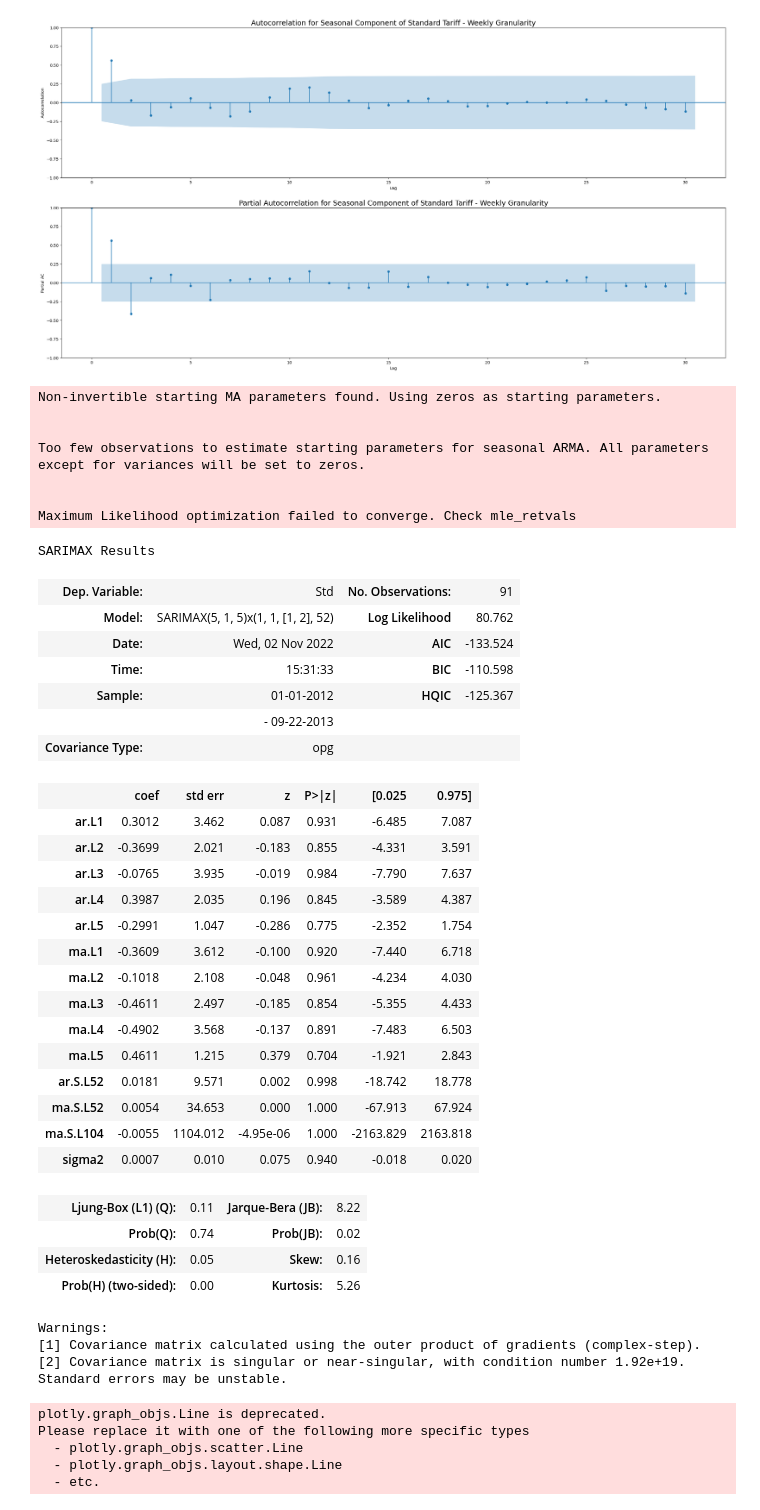
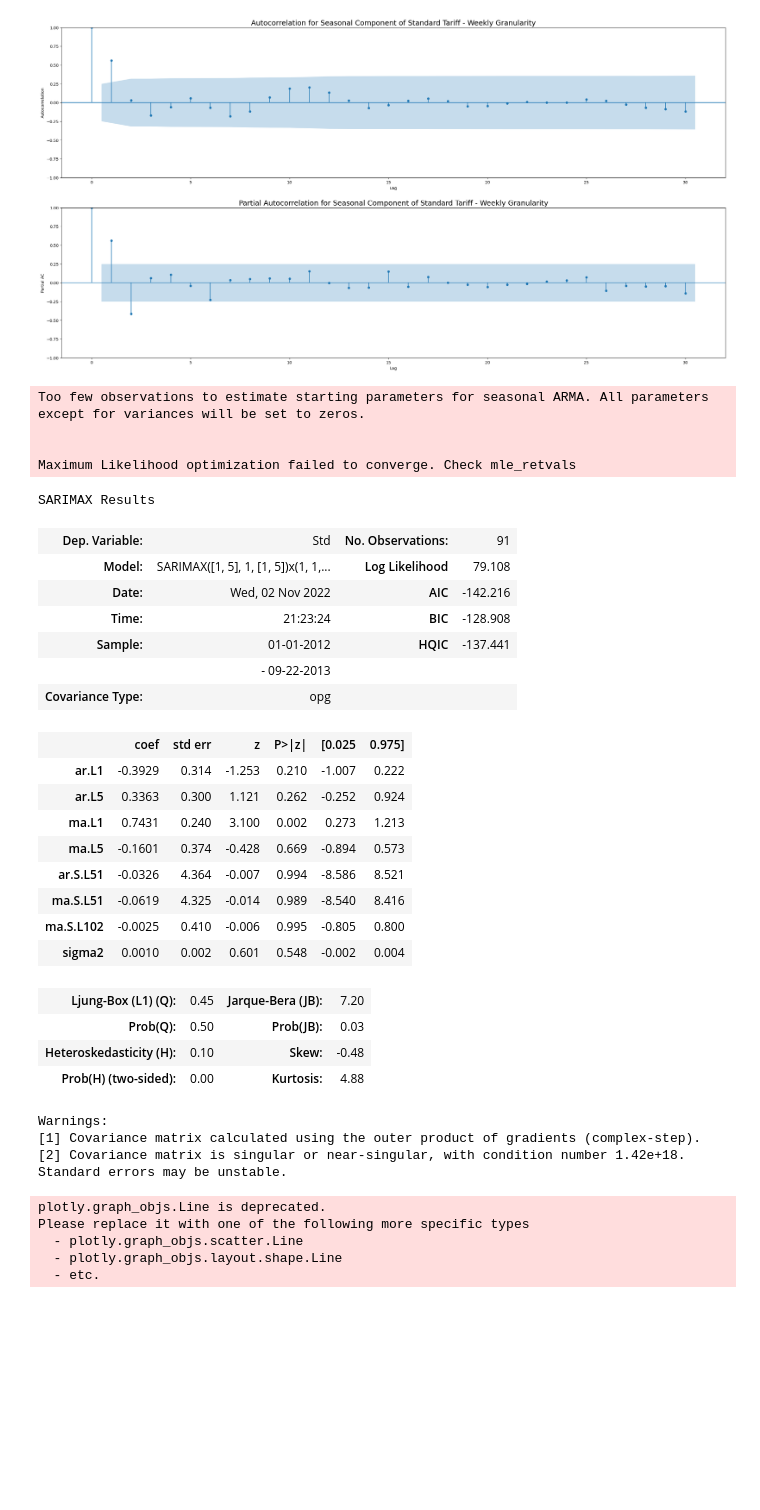
Before and after one commit to trihaovan/smart_meter_prediction, a Jupyter notebook: SARIMA.ipynb, the cells around one changed output. Cells and saved outputs as stored; diff of their text form; code cells hidden in the pictures; blank space fills up the shorter version.

Commit message:
Updated sarima models

```diff
--- a/SARIMA.ipynb
+++ b/SARIMA.ipynb
@@ -135,48 +125,39 @@ Std_train = wks_df['Std'].loc[wks_df.index < Std_test.index[0]]
 # %%
 from statsmodels.tsa.statespace.sarimax import SARIMAX
 
-SARIMA_Std = SARIMAX(Std_train, order=(5, 1, 5), seasonal_order = (1,1,2,52), trend="n")
+SARIMA_Std = SARIMAX(Std_train, order=([1,5], 1, [1,5]), seasonal_order = (1,1,2,51), trend="n") #why 51 better?
 SARIMA_Std = SARIMA_Std.fit()
 
 SARIMA_Std.summary()
 # %% [output]
-Non-invertible starting MA parameters found. Using zeros as starting parameters.
-
-
 Too few observations to estimate starting parameters for seasonal ARMA. All parameters except for variances will be set to zeros.
 
 
 Maximum Likelihood optimization failed to converge. Check mle_retvals
 SARIMAX Results
 | Dep. Variable: | Std | No. Observations: | 91 |
-| Model: | SARIMAX(5, 1, 5)x(1, 1, [1, 2], 52) | Log Likelihood | 80.762 |
-| Date: | Wed, 02 Nov 2022 | AIC | -133.524 |
-| Time: | 15:31:33 | BIC | -110.598 |
-| Sample: | 01-01-2012 | HQIC | -125.367 |
+| Model: | SARIMAX([1, 5], 1, [1, 5])x(1, 1,... | Log Likelihood | 79.108 |
+| Date: | Wed, 02 Nov 2022 | AIC | -142.216 |
+| Time: | 21:23:24 | BIC | -128.908 |
+| Sample: | 01-01-2012 | HQIC | -137.441 |
 |  | - 09-22-2013 |  |  |
 | Covariance Type: | opg |  |  |
 |  | coef | std err | z | P>|z| | [0.025 | 0.975] |
-| ar.L1 | 0.3012 | 3.462 | 0.087 | 0.931 | -6.485 | 7.087 |
-| ar.L2 | -0.3699 | 2.021 | -0.183 | 0.855 | -4.331 | 3.591 |
-| ar.L3 | -0.0765 | 3.935 | -0.019 | 0.984 | -7.790 | 7.637 |
-| ar.L4 | 0.3987 | 2.035 | 0.196 | 0.845 | -3.589 | 4.387 |
-| ar.L5 | -0.2991 | 1.047 | -0.286 | 0.775 | -2.352 | 1.754 |
-| ma.L1 | -0.3609 | 3.612 | -0.100 | 0.920 | -7.440 | 6.718 |
-| ma.L2 | -0.1018 | 2.108 | -0.048 | 0.961 | -4.234 | 4.030 |
-| ma.L3 | -0.4611 | 2.497 | -0.185 | 0.854 | -5.355 | 4.433 |
-| ma.L4 | -0.4902 | 3.568 | -0.137 | 0.891 | -7.483 | 6.503 |
-| ma.L5 | 0.4611 | 1.215 | 0.379 | 0.704 | -1.921 | 2.843 |
-| ar.S.L52 | 0.0181 | 9.571 | 0.002 | 0.998 | -18.742 | 18.778 |
-| ma.S.L52 | 0.0054 | 34.653 | 0.000 | 1.000 | -67.913 | 67.924 |
-| ma.S.L104 | -0.0055 | 1104.012 | -4.95e-06 | 1.000 | -2163.829 | 2163.818 |
-| sigma2 | 0.0007 | 0.010 | 0.075 | 0.940 | -0.018 | 0.020 |
+| ar.L1 | -0.3929 | 0.314 | -1.253 | 0.210 | -1.007 | 0.222 |
+| ar.L5 | 0.3363 | 0.300 | 1.121 | 0.262 | -0.252 | 0.924 |
+| ma.L1 | 0.7431 | 0.240 | 3.100 | 0.002 | 0.273 | 1.213 |
+| ma.L5 | -0.1601 | 0.374 | -0.428 | 0.669 | -0.894 | 0.573 |
+| ar.S.L51 | -0.0326 | 4.364 | -0.007 | 0.994 | -8.586 | 8.521 |
+| ma.S.L51 | -0.0619 | 4.325 | -0.014 | 0.989 | -8.540 | 8.416 |
+| ma.S.L102 | -0.0025 | 0.410 | -0.006 | 0.995 | -0.805 | 0.800 |
+| sigma2 | 0.0010 | 0.002 | 0.601 | 0.548 | -0.002 | 0.004 |
-| Ljung-Box (L1) (Q): | 0.11 | Jarque-Bera (JB): | 8.22 |
-| Prob(Q): | 0.74 | Prob(JB): | 0.02 |
-| Heteroskedasticity (H): | 0.05 | Skew: | 0.16 |
-| Prob(H) (two-sided): | 0.00 | Kurtosis: | 5.26 |
+| Ljung-Box (L1) (Q): | 0.45 | Jarque-Bera (JB): | 7.20 |
+| Prob(Q): | 0.50 | Prob(JB): | 0.03 |
+| Heteroskedasticity (H): | 0.10 | Skew: | -0.48 |
+| Prob(H) (two-sided): | 0.00 | Kurtosis: | 4.88 |
 Warnings:
 [1] Covariance matrix calculated using the outer product of gradients (complex-step).
-[2] Covariance matrix is singular or near-singular, with condition number 1.92e+19. Standard errors may be unstable.
+[2] Covariance matrix is singular or near-singular, with condition number 1.42e+18. Standard errors may be unstable.
 # %%
 Std_pred_train = SARIMA_Std.predict(Std_train.index[0], end=Std_train.index[len(Std_train)-1]).shift(-1).dropna()
 Std_pred_test = SARIMA_Std.predict(Std_test.index[0], end=Std_test.index[len(Std_test)-1]).shift(-1).dropna()
```
Also changed, not shown: parts of 8 cells of this notebook, 1 other file.
